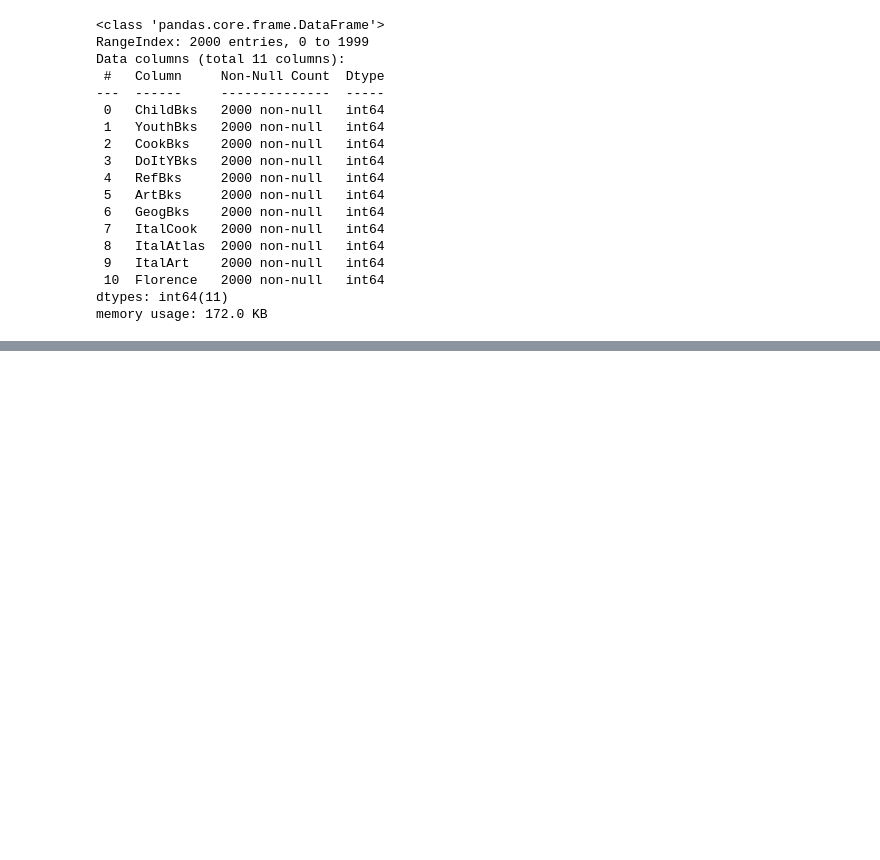
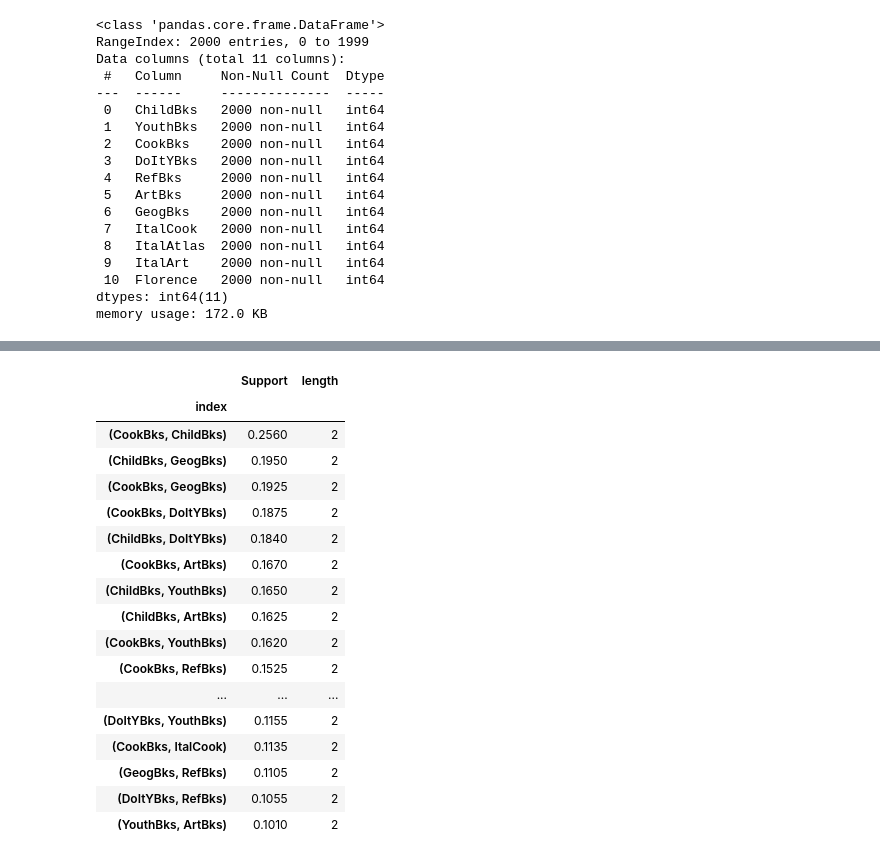
Before and after one commit to Bhavin52/Assignment, a Jupyter notebook: Association_Rules_Q1.ipynb, the cells around one changed output, grey strips where cells are left out. Saved outputs shown, nothing was run; the diff lists cells and outputs as text; code cells hidden in the pictures; blank space fills up the shorter version.

```diff
--- a/Association_Rules_Q1.ipynb
+++ b/Association_Rules_Q1.ipynb
@@ -161,0 +141,42 @@ rules_2[rules_2.lift>1]
+# %%
+def ar_iterations(data, num_iter = 1, support_value = 0.1, iterationIndex = None):
+
+    # Next Iterations
+    def ar_calculation(iterationIndex = iterationIndex):
+        # Calculation of support value
+        value = []
+        for i in range(0, len(iterationIndex)):
+            result = data.T.loc[iterationIndex[i]].sum()
+            result = len(result[result == data.T.loc[iterationIndex[i]].shape[0]]) / data.shape[0]
+            value.append(result)
+        # Bind results
+        result = pd.DataFrame(value, columns = ["Support"])
+        result["index"] = [tuple(i) for i in iterationIndex]
+        result['length'] = result['index'].apply(lambda x:len(x))
+        result = result.set_index("index").sort_values("Support", ascending = False)
+        # Elimination by Support Value
+        result = result[result.Support > support_value]
+        return result
+
+    # First Iteration
+    first = pd.DataFrame(book.T.sum(axis = 1) / book.shape[0], columns = ["Support"]).sort_values("Support", ascending = False)
+    first = first[first.Support > support_value]
+    first["length"] = 1
+
+    if num_iter == 1:
+        res = first.copy()
+
+    # Second Iteration
+    elif num_iter == 2:
+
+        second = list(itertools.combinations(first.index, 2))
+        second = [list(i) for i in second]
+        res = ar_calculation(second)
+
+    # All Iterations > 2
+    else:
+        nth = list(itertools.combinations(set(list(itertools.chain(*iterationIndex))), num_iter))
+        nth = [list(i) for i in nth]
+        res = ar_calculation(nth)
+
+    return res
@@ -161,0 +197,22 @@ rules_2[rules_2.lift>1]
+# %%
+iteration2 = ar_iterations(book, num_iter=2, support_value=0.1)
+iteration2
+# %% [output]
+|  | Support | length |
+| index |  |  |
+| (CookBks, ChildBks) | 0.2560 | 2 |
+| (ChildBks, GeogBks) | 0.1950 | 2 |
+| (CookBks, GeogBks) | 0.1925 | 2 |
+| (CookBks, DoItYBks) | 0.1875 | 2 |
+| (ChildBks, DoItYBks) | 0.1840 | 2 |
+| (CookBks, ArtBks) | 0.1670 | 2 |
+| (ChildBks, YouthBks) | 0.1650 | 2 |
+| (ChildBks, ArtBks) | 0.1625 | 2 |
+| (CookBks, YouthBks) | 0.1620 | 2 |
+| (CookBks, RefBks) | 0.1525 | 2 |
+| ... | ... | ... |
+| (DoItYBks, YouthBks) | 0.1155 | 2 |
+| (CookBks, ItalCook) | 0.1135 | 2 |
+| (GeogBks, RefBks) | 0.1105 | 2 |
+| (DoItYBks, RefBks) | 0.1055 | 2 |
+| (YouthBks, ArtBks) | 0.1010 | 2 |
```
Also changed, not shown: parts of 18 cells of this notebook.
